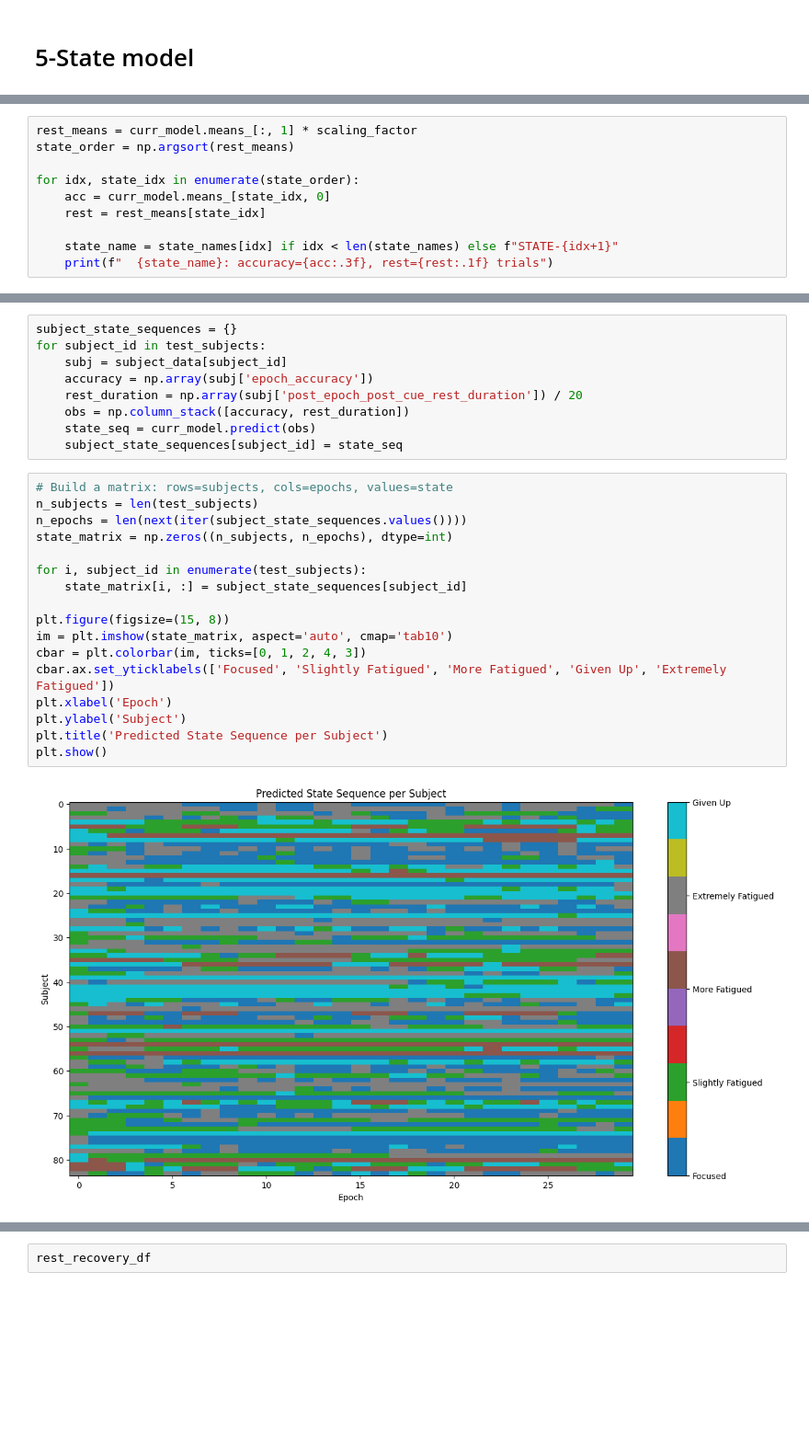
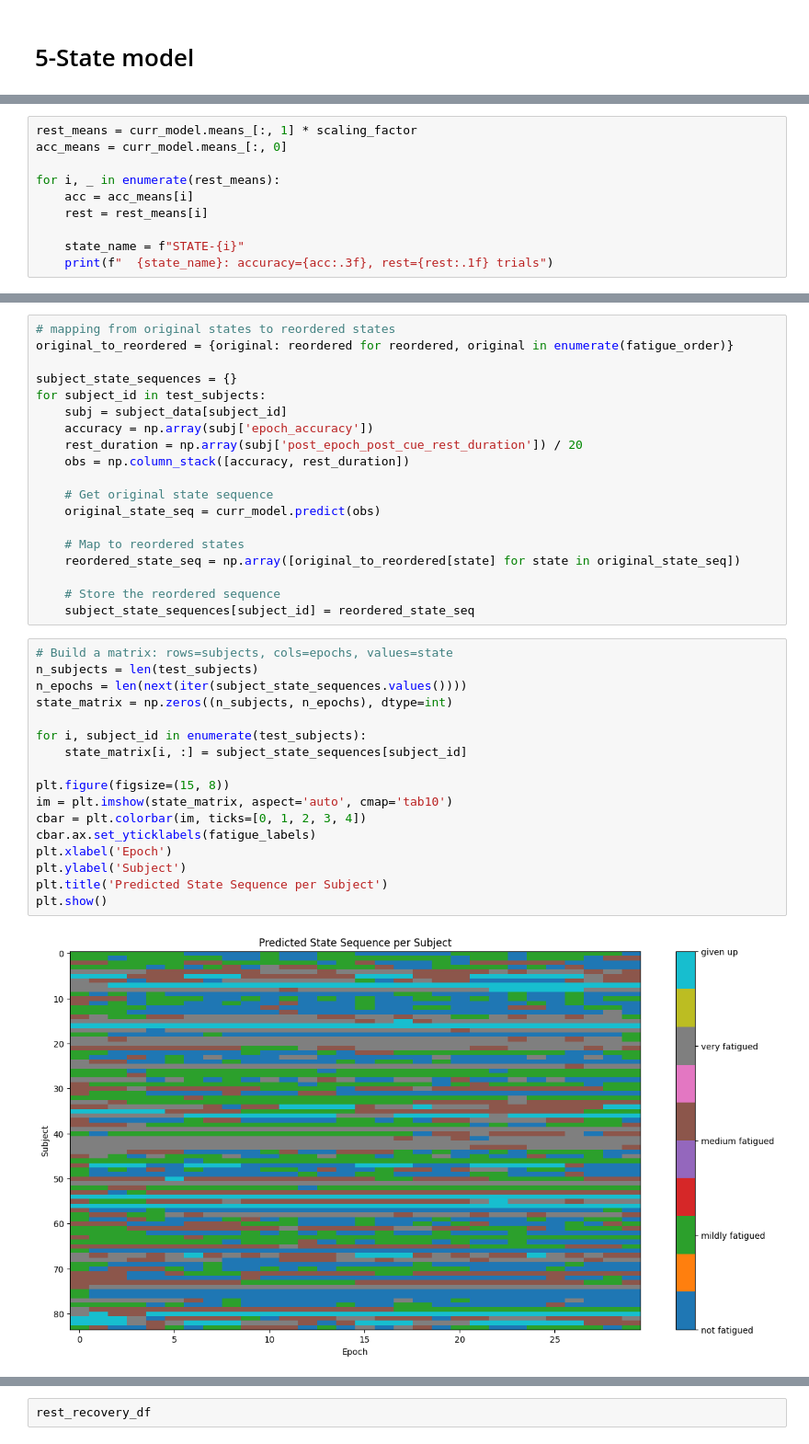
Before and after one commit to nklevak/CognitiveFatigue_TaskSpecificity, a Jupyter notebook: HMM_modeling/hmmlearn_implementation/2_analyze_pooled_model.ipynb, the cells around one changed output, grey strips where cells are left out. Shown at 92% size. Cells and saved outputs as stored; diff of their text form; blank space fills up the shorter version.

```diff
--- a/HMM_modeling/hmmlearn_implementation/2_analyze_pooled_model.ipynb
+++ b/HMM_modeling/hmmlearn_implementation/2_analyze_pooled_model.ipynb
@@ -380,11 +379,11 @@ cat_labels = ['Transitions to a More Fatigued State', 'Remains in the Same State
 # %%
 rest_means = curr_model.means_[:, 1] * scaling_factor
-state_order = np.argsort(rest_means)
+acc_means = curr_model.means_[:, 0]
 
-for idx, state_idx in enumerate(state_order):
-    acc = curr_model.means_[state_idx, 0]
-    rest = rest_means[state_idx]
+for i, _ in enumerate(rest_means):
+    acc = acc_means[i]
+    rest = rest_means[i]
 
-    state_name = state_names[idx] if idx < len(state_names) else f"STATE-{idx+1}"
+    state_name = f"STATE-{i}"
     print(f"  {state_name}: accuracy={acc:.3f}, rest={rest:.1f} trials")
 # %% [output]
@@ -396,28 +488,38 @@ for idx, state_idx in enumerate(state_order):
 # %%
+# mapping from original states to reordered states
+original_to_reordered = {original: reordered for reordered, original in enumerate(fatigue_order)}
+
 subject_state_sequences = {}
 for subject_id in test_subjects:
     subj = subject_data[subject_id]
     accuracy = np.array(subj['epoch_accuracy'])
     rest_duration = np.array(subj['post_epoch_post_cue_rest_duration']) / 20
     obs = np.column_stack([accuracy, rest_duration])
-    state_seq = curr_model.predict(obs)
-    subject_state_sequences[subject_id] = state_seq
+
+    # Get original state sequence
+    original_state_seq = curr_model.predict(obs)
+
+    # Map to reordered states
+    reordered_state_seq = np.array([original_to_reordered[state] for state in original_state_seq])
+
+    # Store the reordered sequence
+    subject_state_sequences[subject_id] = reordered_state_seq
 # %%
 # Build a matrix: rows=subjects, cols=epochs, values=state
 n_subjects = len(test_subjects)
 n_epochs = len(next(iter(subject_state_sequences.values())))
 state_matrix = np.zeros((n_subjects, n_epochs), dtype=int)
 
 for i, subject_id in enumerate(test_subjects):
     state_matrix[i, :] = subject_state_sequences[subject_id]
 
 plt.figure(figsize=(15, 8))
 im = plt.imshow(state_matrix, aspect='auto', cmap='tab10')
-cbar = plt.colorbar(im, ticks=[0, 1, 2, 4, 3])
-cbar.ax.set_yticklabels(['Focused', 'Slightly Fatigued', 'More Fatigued', 'Given Up', 'Extremely Fatigued'])
+cbar = plt.colorbar(im, ticks=[0, 1, 2, 3, 4])
+cbar.ax.set_yticklabels(fatigue_labels)
 plt.xlabel('Epoch')
 plt.ylabel('Subject')
 plt.title('Predicted State Sequence per Subject')
 plt.show()
 # %% [output]
-[figure, old version]
+[figure, new version]
```
Also changed, not shown: parts of 7 cells of this notebook, 1 other file.
